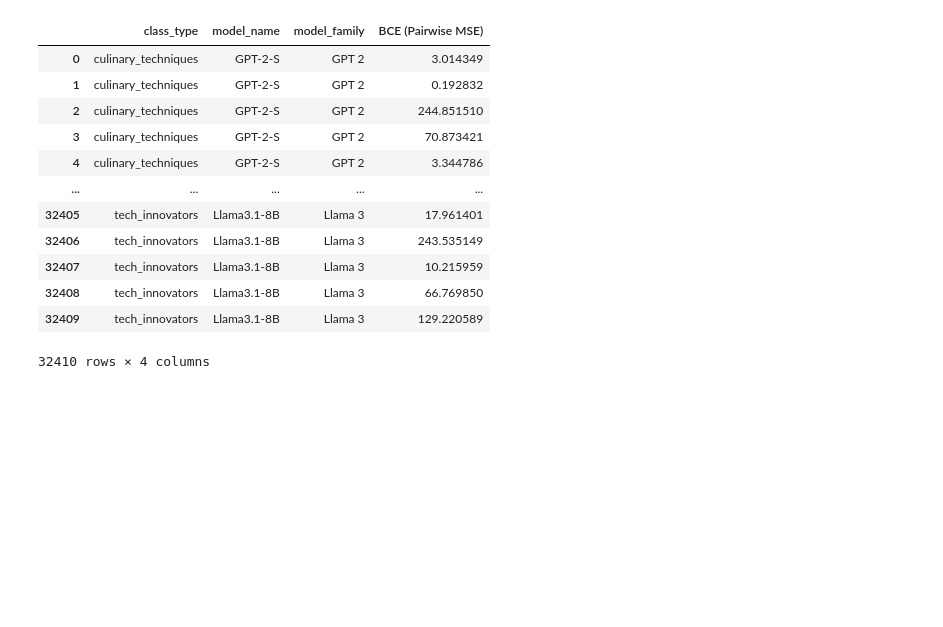
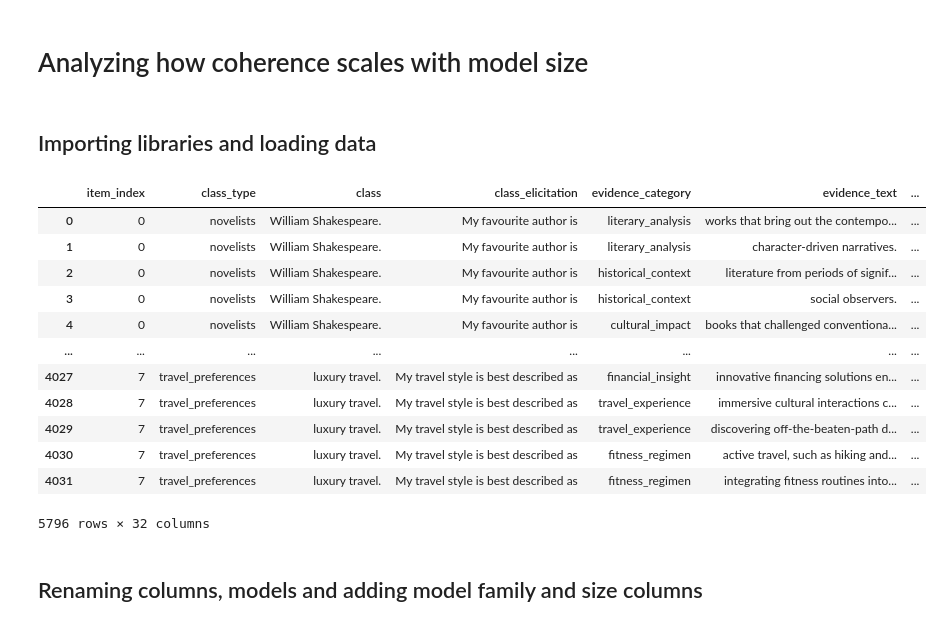
Before and after one commit to sepiatone/bayesian_reasoning, a Jupyter notebook: scripts/scaling_plots.ipynb, the cells around one changed output. Drawn from its saved outputs; the diff is of its cells as text; code cells hidden in the pictures; blank space fills up the shorter version.

Commit message:
seperated the analyzer into analyzer and visualizer, scaling_plots demonstrates usage

```diff
--- a/scripts/scaling_plots.ipynb
+++ b/scripts/scaling_plots.ipynb
@@ -69,16 +1,43 @@ chart_mse.show()
-# %%
-analyzer.metric_df
-# %% [output]
-|  | class_type | model_name | model_family | BCE (Pairwise MSE) |
-| 0 | culinary_techniques | GPT-2-S | GPT 2 | 3.014349 |
-| 1 | culinary_techniques | GPT-2-S | GPT 2 | 0.192832 |
-| 2 | culinary_techniques | GPT-2-S | GPT 2 | 244.851510 |
-| 3 | culinary_techniques | GPT-2-S | GPT 2 | 70.873421 |
-| 4 | culinary_techniques | GPT-2-S | GPT 2 | 3.344786 |
-| ... | ... | ... | ... | ... |
-| 32405 | tech_innovators | Llama3.1-8B | Llama 3 | 17.961401 |
-| 32406 | tech_innovators | Llama3.1-8B | Llama 3 | 243.535149 |
-| 32407 | tech_innovators | Llama3.1-8B | Llama 3 | 10.215959 |
-| 32408 | tech_innovators | Llama3.1-8B | Llama 3 | 66.769850 |
-| 32409 | tech_innovators | Llama3.1-8B | Llama 3 | 129.220589 |
-32410 rows × 4 columns
+# %% [markdown]
+# Analyzing how coherence scales with model size
+# %% [markdown]
+## Importing libraries and loading data
+# %%
+from src.analyzer import Analyzer
+from src.visualizer import VisualisationConfig, visualize
+from src.metrics import pairwise_bce_of_group
+import altair as alt
+import numpy as np
+import pandas as pd
+
+alt.data_transformers.enable("vegafusion")
+
+logprob_data_path = "data/logprobs.csv"
+pythia_data_path = "data/pythia_logprobs.csv"
+
+# merge logprobs.csv and pythia_logprobs.csv
+logprobs = pd.read_csv(logprob_data_path)
+pythia_logprobs = pd.read_csv(pythia_data_path)
+
+# merge the two dataframes
+logprobs = pd.concat([logprobs, pythia_logprobs])
+
+
+data_analyzer = Analyzer(logprobs)
+data_analyzer.df
+# %% [output]
+|  | item_index | class_type | class | class_elicitation | evidence_category | evidence_text | ... |
+| 0 | 0 | novelists | William Shakespeare. | My favourite author is | literary_analysis | works that bring out the contempo... | ... |
+| 1 | 0 | novelists | William Shakespeare. | My favourite author is | literary_analysis | character-driven narratives. | ... |
+| 2 | 0 | novelists | William Shakespeare. | My favourite author is | historical_context | literature from periods of signif... | ... |
+| 3 | 0 | novelists | William Shakespeare. | My favourite author is | historical_context | social observers. | ... |
+| 4 | 0 | novelists | William Shakespeare. | My favourite author is | cultural_impact | books that challenged conventiona... | ... |
+| ... | ... | ... | ... | ... | ... | ... | ... |
+| 4027 | 7 | travel_preferences | luxury travel. | My travel style is best described as | financial_insight | innovative financing solutions en... | ... |
+| 4028 | 7 | travel_preferences | luxury travel. | My travel style is best described as | travel_experience | immersive cultural interactions c... | ... |
+| 4029 | 7 | travel_preferences | luxury travel. | My travel style is best described as | travel_experience | discovering off-the-beaten-path d... | ... |
+| 4030 | 7 | travel_preferences | luxury travel. | My travel style is best described as | fitness_regimen | active travel, such as hiking and... | ... |
+| 4031 | 7 | travel_preferences | luxury travel. | My travel style is best described as | fitness_regimen | integrating fitness routines into... | ... |
+5796 rows × 32 columns
+# %% [markdown]
+## Renaming columns, models and adding model family and size columns
```
Also changed, not shown: parts of 11 cells of this notebook, 3 other files.
